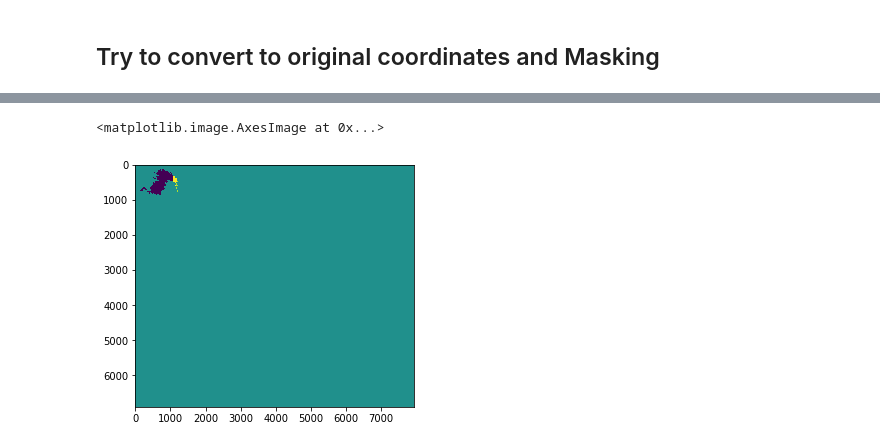
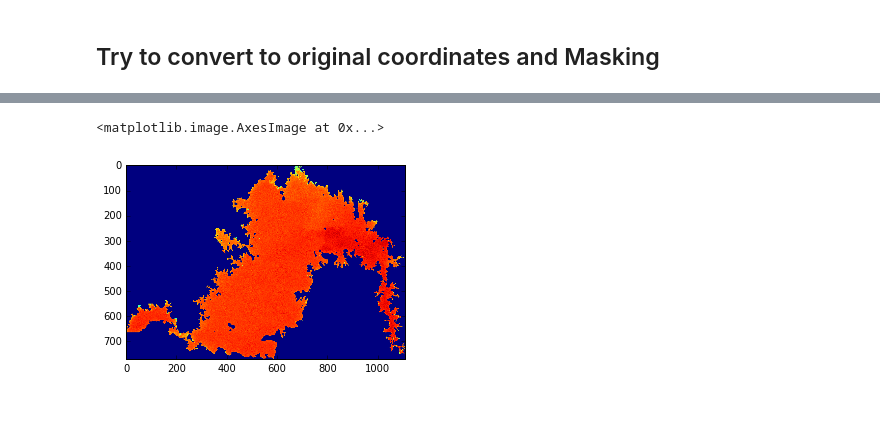
Before and after one commit to Hydroviet/Landsat-Imagery, a Jupyter notebook: Create_geoJSON_byMonth.ipynb, the cells around one changed output, grey strips where cells are left out. Drawn from its saved outputs; the diff is of its cells as text; code cells hidden in the pictures; blank space fills up the shorter version.

Commit message:
Updated landsat 7 bulk file processed

```diff
--- a/Create_geoJSON_byMonth.ipynb
+++ b/Create_geoJSON_byMonth.ipynb
@@ -47,7 +46,7 @@ for x, y in ho_tri_an_shape[0]['coordinates'][0]:
         y1 = y
 new_coordinates = [{'type': 'Polygon', 'coordinates': [[(x0-eps, y0+eps),(x1+eps, y0+eps),
                                                         (x1+eps, y1-eps), (x0-eps, y1-eps)]]}]
-ndwi2, _ = rasterio.mask.mask(NDWI2, new_coordinates, crop=True)
+ndwi2, original_transform = rasterio.mask.mask(NDWI2, new_coordinates, crop=True)
 ndwi2 = ndwi2.squeeze()
 # %%
 def insideMatrix(x, y, m, n):
@@ -65,7 +64,7 @@ def check_expansion(val, type_of_map):
             return True;
         return False;
     if (type_of_map == 'NDWI2'):
-        if (val > 0):
+        if (val > 0.3):
             return True;
         return False;
     return null;
@@ -102,7 +101,7 @@ def count_pixel(obj, type_of_map, startingPoint):
 # %% [markdown]
 ## Segmentation based on BFS
 # %%
-area, segment_array = count_pixel(ndwi2, 'NDWI2', [500, 600])
+area, segment_array = count_pixel(ndwi2, 'NDWI2', [600, 700])
 print("Area = {0}".format(area * 900 / 1000000))
 plt.imshow(segment_array)
 # %% [output]
@@ -150,7 +149,7 @@ shapes = []
 __shape = None
 dif = 123456789 #INFINITY
 
-for _, __ in rasterio.features.shapes(boundaries_array,transform=trans):
+for _, __ in rasterio.features.shapes(boundaries_array,transform=original_transform):
     e = len(ho_tri_an_geom['coordinates']) - len(_['coordinates'])
     e = abs(e)
     if e < dif and len(ho_tri_an_geom['coordinates']) < len(_['coordinates']):
@@ -215,12 +177,12 @@ new_shape
 # %%
-ndwi2_origin, _ = rasterio.mask.mask(NDWI2, ho_tri_an_shape)
-ndwi2_processed, __ = rasterio.mask.mask(NDWI2, new_shape)
+ndwi2_origin, _ = rasterio.mask.mask(NDWI2, ho_tri_an_shape, crop=True)
+ndwi2_processed, _ = rasterio.mask.mask(NDWI2, new_shape, crop=True)
 ndwi2_origin = ndwi2_origin.squeeze()
 ndwi2_processed = ndwi2_processed.squeeze()
 plt.imshow(ndwi2_processed)
 # %% [output]
 <matplotlib.image.AxesImage at 0x...>
-[figure, old version]
+[figure, new version]
 # %%
 plt.imshow(ndwi2_origin)
 # %% [output]
```
Also changed, not shown: parts of 8 cells of this notebook, 1 other file.
